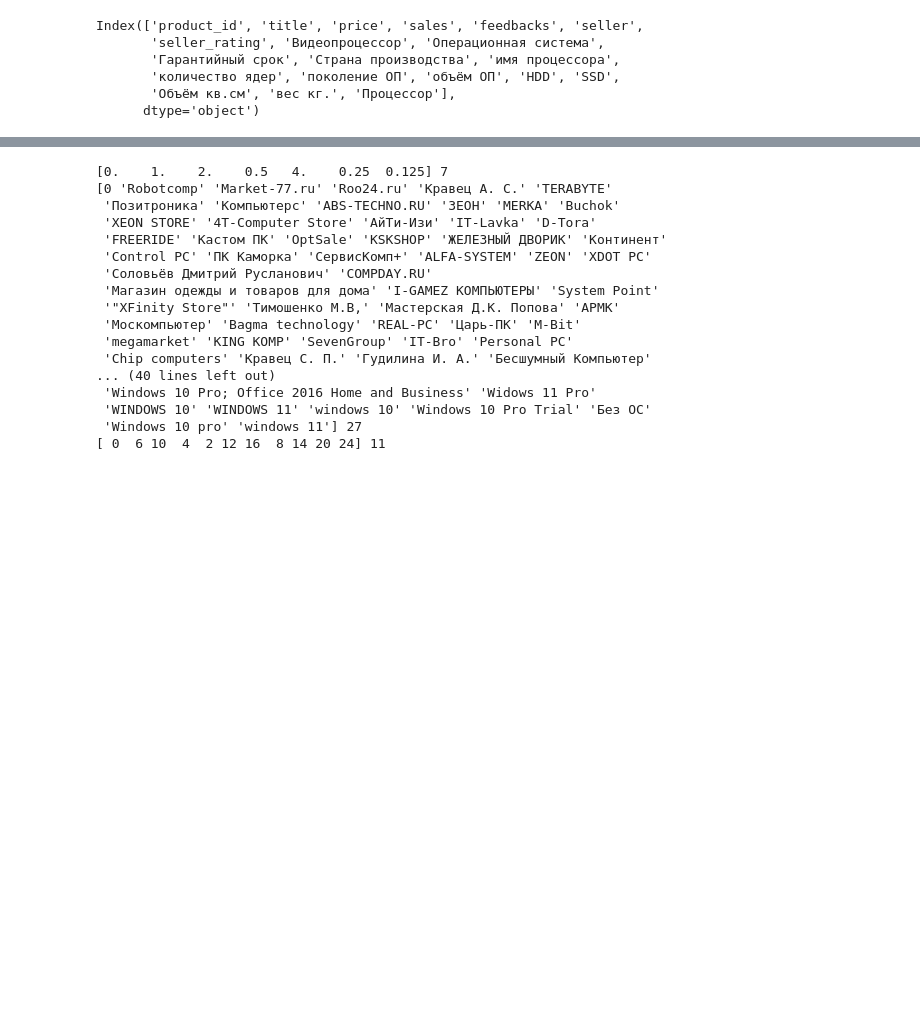
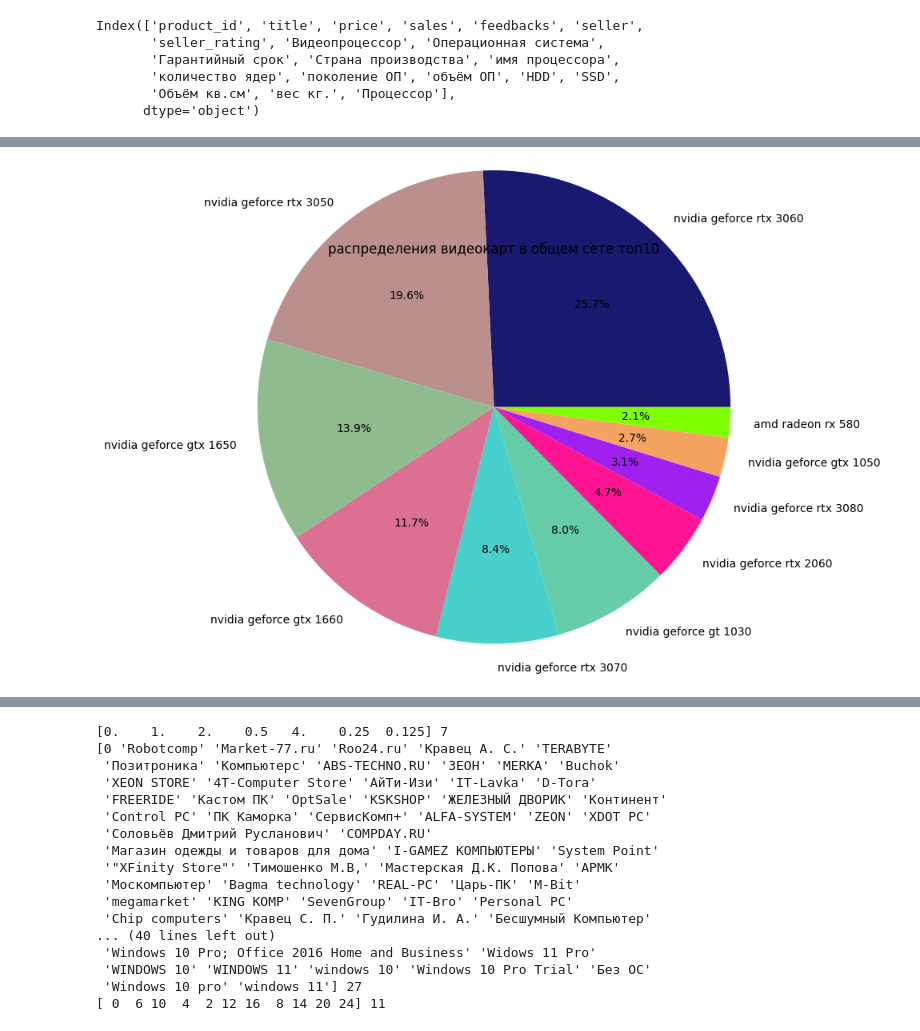
Before and after one commit to EZSib/data_-analytics2023, a Jupyter notebook: practice_eda_Efim.ipynb, the cells around one changed output, grey strips where cells are left out. Drawn from its saved outputs; the diff is of its cells as text; code cells hidden in the pictures; blank space fills up the shorter version.

```diff
--- a/practice_eda_Efim.ipynb
+++ b/practice_eda_Efim.ipynb
@@ -989,0 +999,13 @@ Index(['product_id', 'title', 'price', 'sales', 'feedbacks', 'seller',
+# %%
+ds_wo_int = ds[ds['Видеопроцессор'] != 'Integrated']
+lol = list(ds_wo_int['Видеопроцессор'].value_counts()[:10].values)
+labels = list(ds_wo_int['Видеопроцессор'].value_counts()[:10].index)
+color = give_color(labels)
+# %%
+
+plt.title('распределения видеокарт в общем сете топ10')
+plt.pie(lol, labels = labels, autopct='%.1f%%',radius=2, colors = color)
+
+plt.show()
+# %% [output]
+[figure, added]
```
Also changed, not shown: parts of 5 cells of this notebook.
